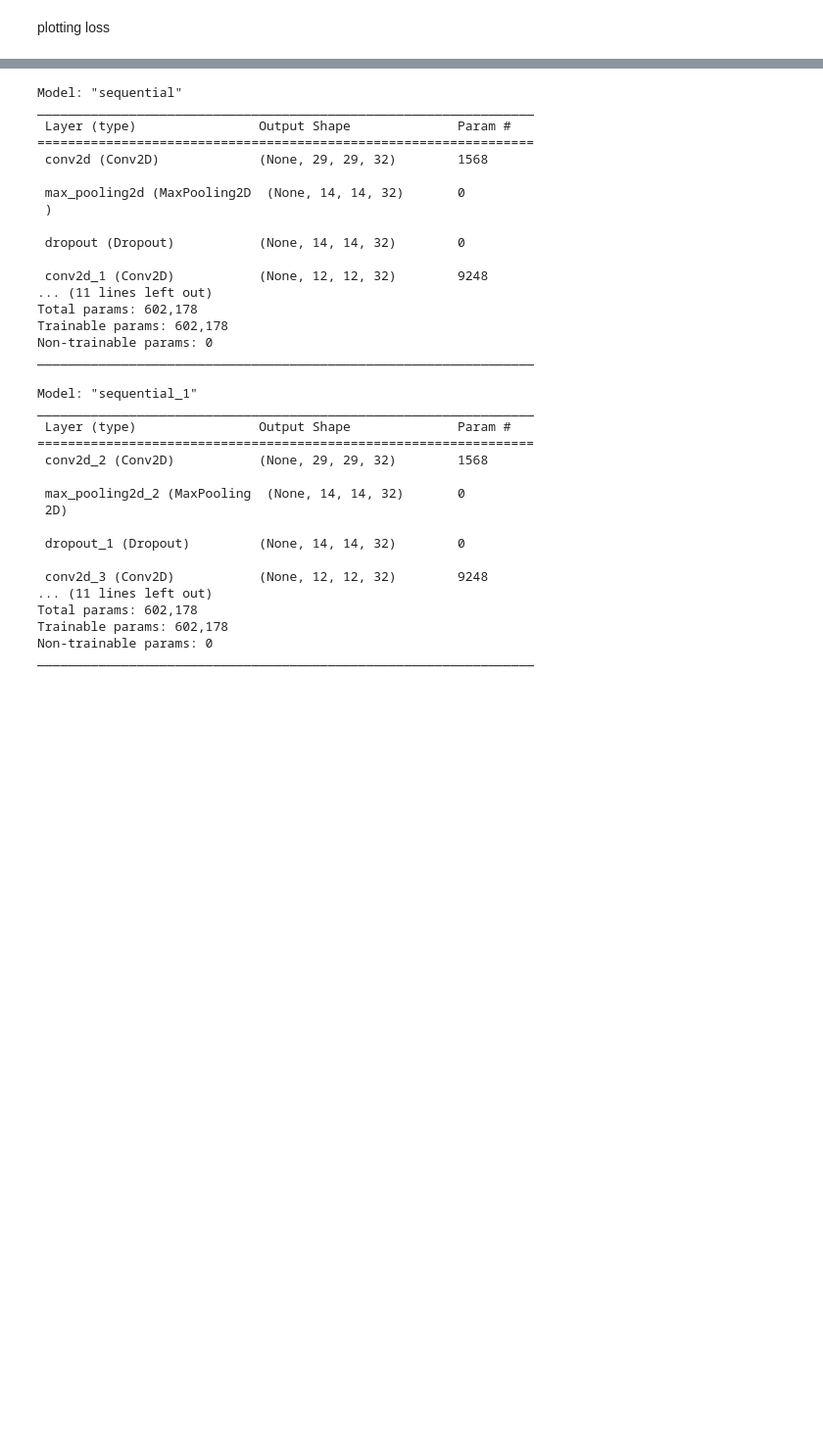
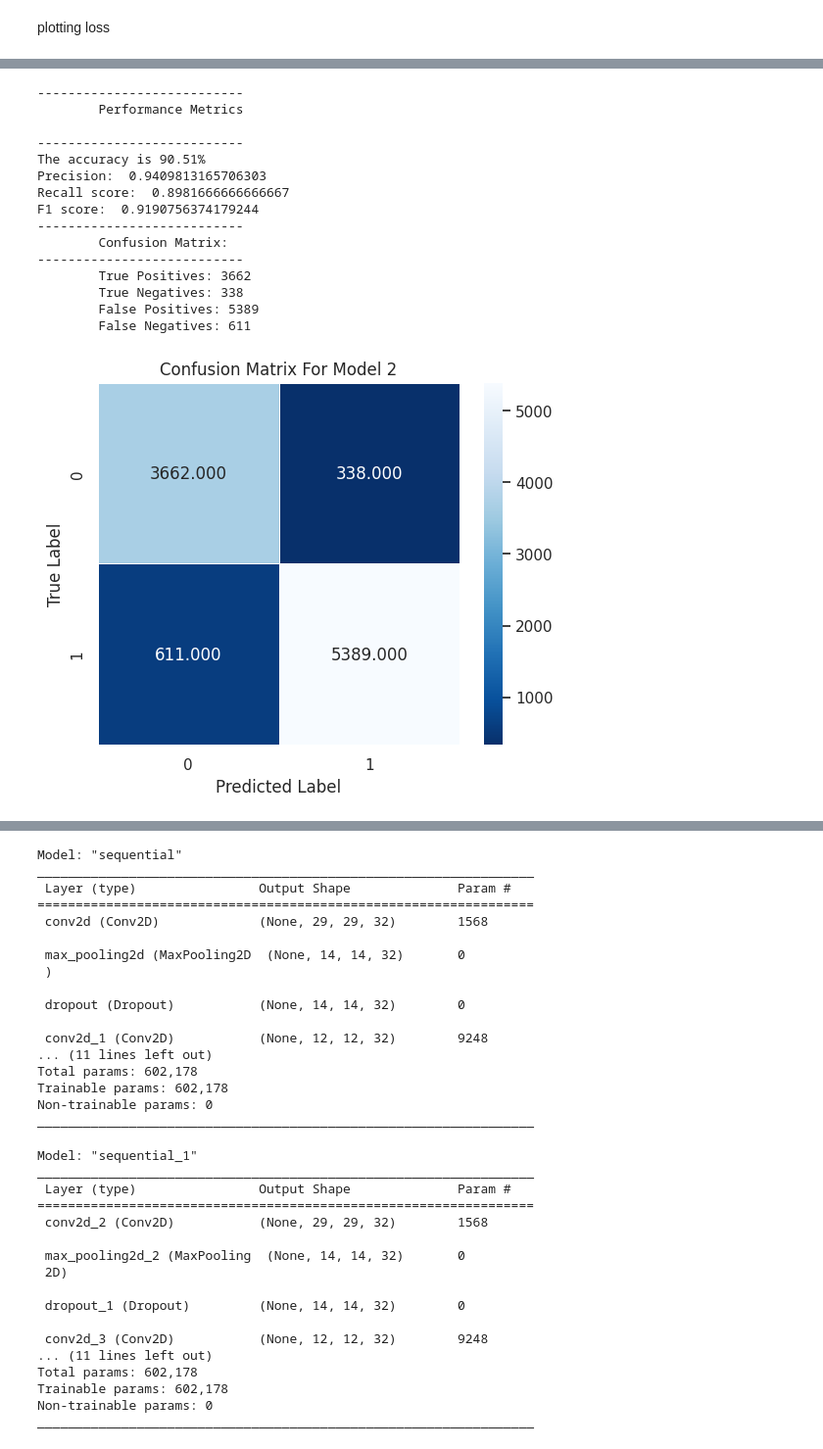
Before and after one commit to s-hashirahmed/cif10, a Jupyter notebook: c10.ipynb, the cells around one changed output, grey strips where cells are left out. Shown at 98% size. Saved outputs shown, nothing was run; the diff lists cells and outputs as text; code cells hidden in the pictures; blank space fills up the shorter version.

```diff
--- a/c10.ipynb
+++ b/c10.ipynb
@@ -453,0 +498,41 @@ print(cm_6)
+# %%
+print("---------------------------")
+print('\tPerformance Metrics \n')
+print("---------------------------")
+print("The accuracy is "+str(metrics.accuracy_score(y_test_temp_2,y_hat_temp_2)*100)+"%")
+print('Precision: ',metrics.precision_score(y_test_temp_2,y_hat_temp_2))
+print('Recall score: ',metrics.recall_score(y_test_temp_2,y_hat_temp_2))
+print('F1 score: ',metrics.f1_score(y_test_temp_2,y_hat_temp_2))
+
+print("---------------------------")
+print('\tConfusion Matrix:')
+print("---------------------------")
+cm_2 = confusion_matrix(y_test_temp_2,y_hat_temp_2)
+sns.heatmap(cm_2, annot=True, fmt=".3f", linewidths=.5, square = True, cmap = 'Blues_r')
+print("\tTrue Positives:",cm_2[0,0])
+print("\tTrue Negatives:",cm_2[0,1])
+print("\tFalse Positives:",cm_2[1,1])
+print("\tFalse Negatives:",cm_2[1,0])
+print("")
+plt.xlabel("Predicted Label")
+plt.ylabel("True Label")
+plt.title("Confusion Matrix For Model 2")
+plt.show()
+# print("\tConfusion Matrix: \n")
+# %% [output]
+---------------------------
+        Performance Metrics
+
+---------------------------
+The accuracy is 90.51%
+Precision:  0.9409813165706303
+Recall score:  0.8981666666666667
+F1 score:  0.9190756374179244
+---------------------------
+        Confusion Matrix:
+---------------------------
+        True Positives: 3662
+        True Negatives: 338
+        False Positives: 5389
+        False Negatives: 611
+[figure, added]
```
Also changed, not shown: parts of 28 cells of this notebook, 11 other files.
